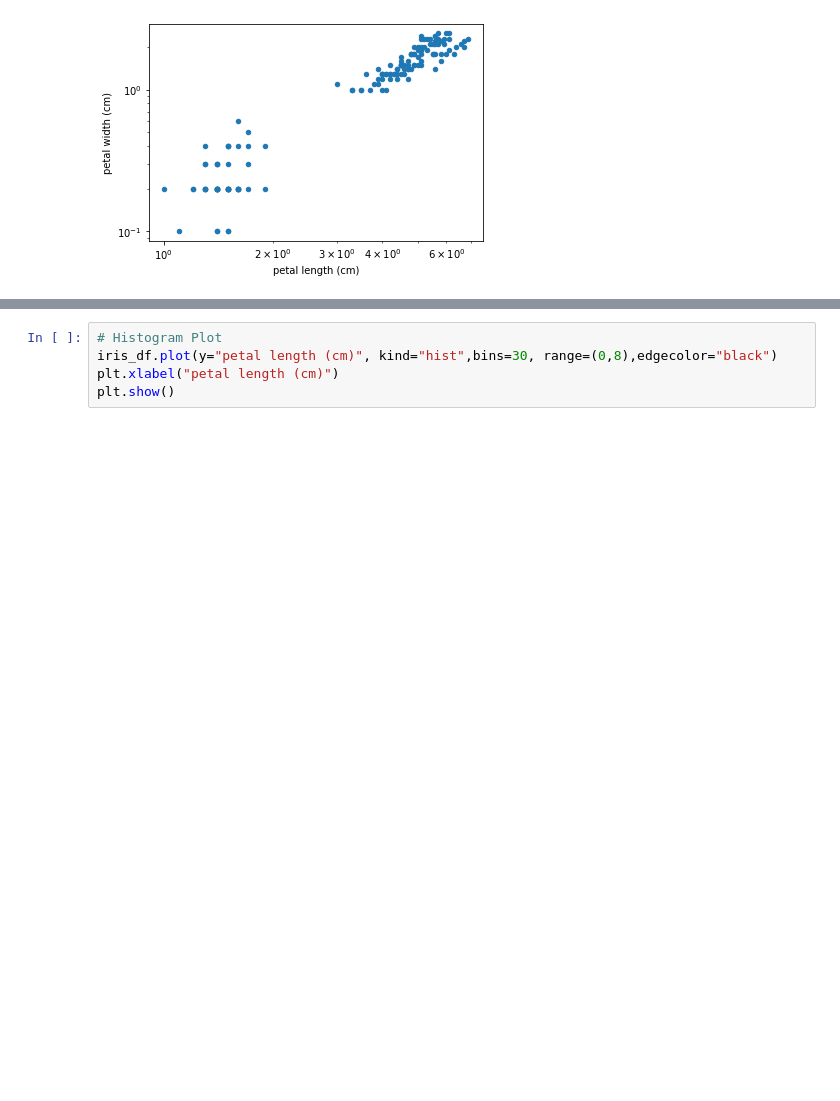
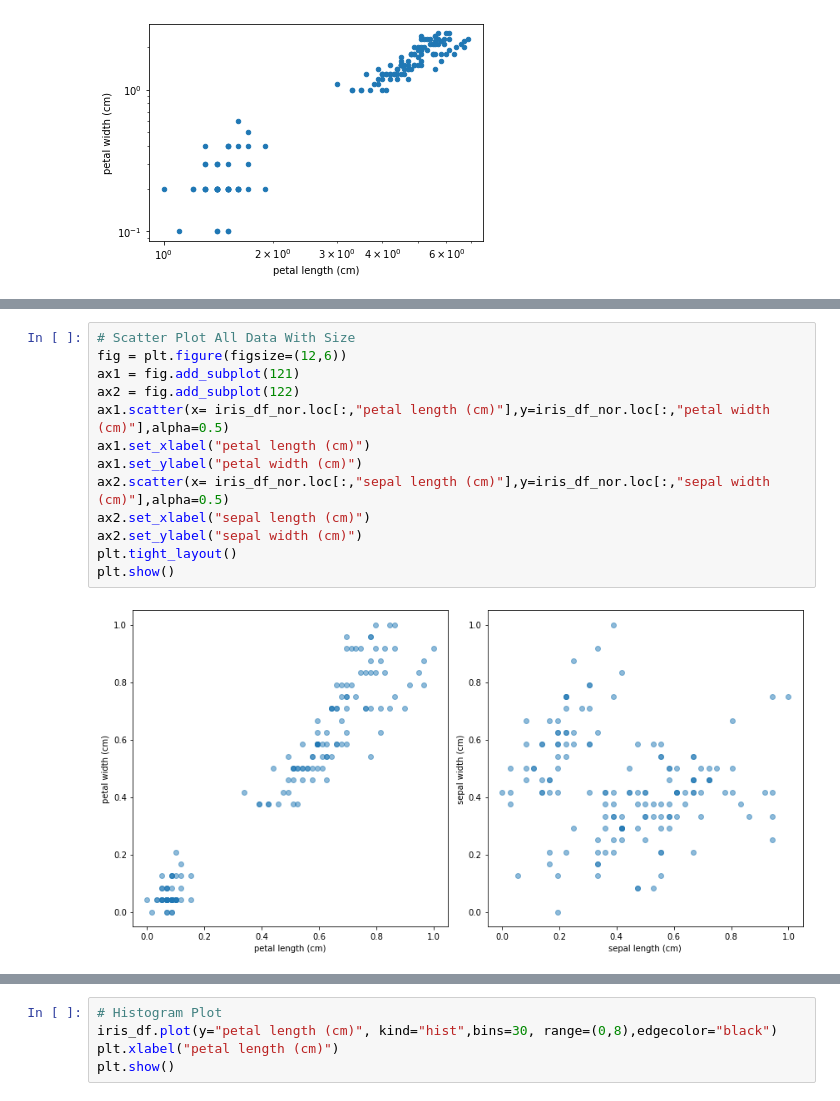
Before and after one commit to Chen-Han-Yu/Python, a Jupyter notebook: Tech/Iris/EDA_exercise.ipynb, the cells around one changed output, grey strips where cells are left out. Cells and saved outputs as stored; diff of their text form; blank space fills up the shorter version.

Commit message:
iris_size

```diff
--- a/Tech/Iris/EDA_exercise.ipynb
+++ b/Tech/Iris/EDA_exercise.ipynb
@@ -167 +186,16 @@ iris_df.plot(x = "petal length (cm)", y= "petal width (cm)",kind="scatter",logx
+# %%
+# Scatter Plot All Data With Size
+fig = plt.figure(figsize=(12,6))
+ax1 = fig.add_subplot(121)
+ax2 = fig.add_subplot(122)
+ax1.scatter(x= iris_df_nor.loc[:,"petal length (cm)"],y=iris_df_nor.loc[:,"petal width (cm)"],alpha=0.5)
+ax1.set_xlabel("petal length (cm)")
+ax1.set_ylabel("petal width (cm)")
+ax2.scatter(x= iris_df_nor.loc[:,"sepal length (cm)"],y=iris_df_nor.loc[:,"sepal width (cm)"],alpha=0.5)
+ax2.set_xlabel("sepal length (cm)")
+ax2.set_ylabel("sepal width (cm)")
+plt.tight_layout()
+plt.show()
+# %% [output]
+[figure, added]
 # %%
```
Also changed, not shown: parts of 3 cells of this notebook.
